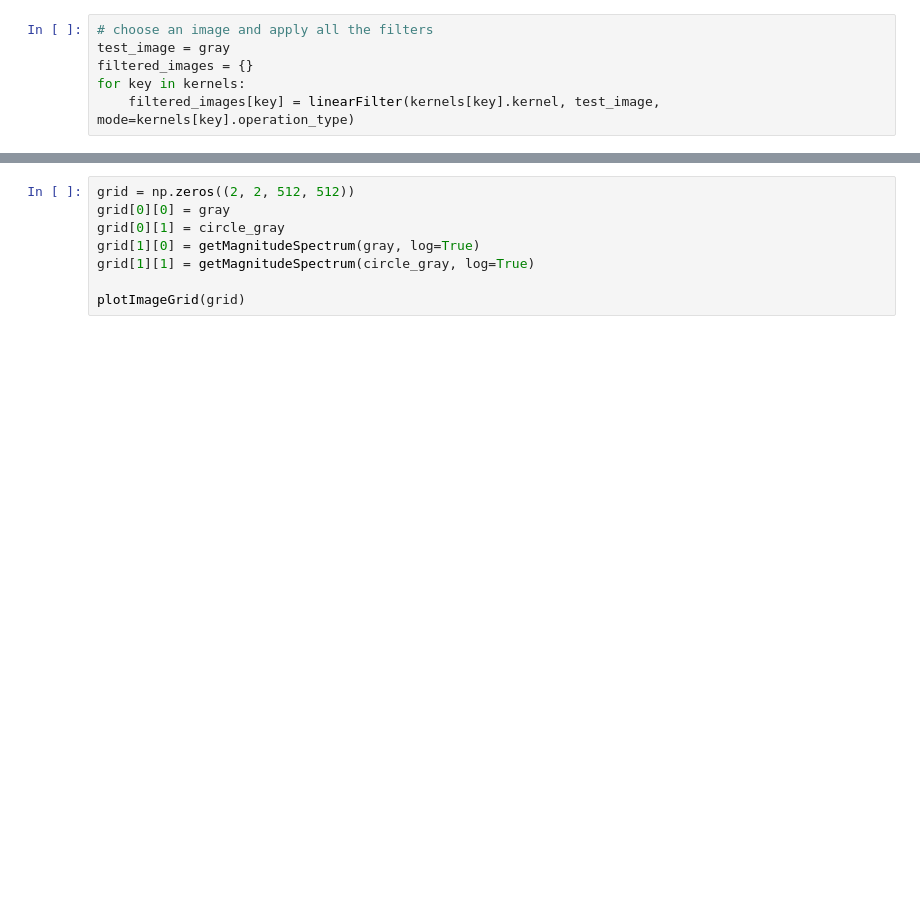
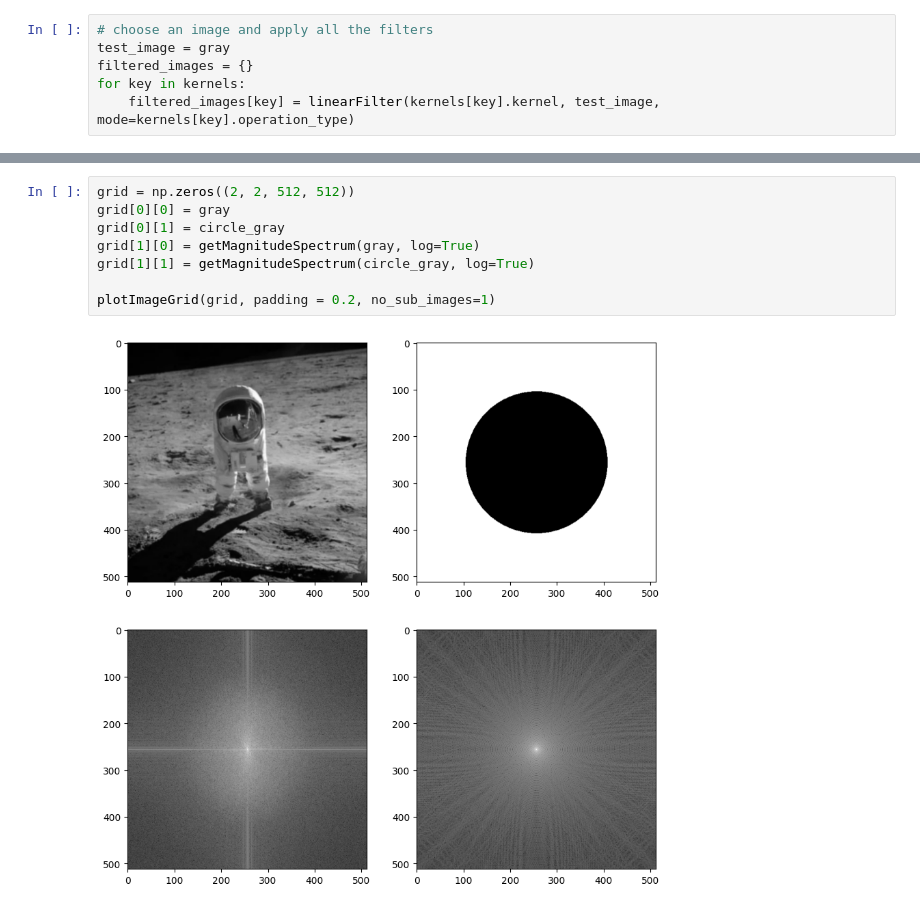
Before and after one commit to JuliuszSyrewicz/fourier, a Jupyter notebook: filters.ipynb, the cells around one changed output, grey strips where cells are left out. Cells and saved outputs as stored; diff of their text form; blank space fills up the shorter version.

```diff
--- a/filters.ipynb
+++ b/filters.ipynb
@@ -320,8 +329,10 @@ plotImageGrid(grid)
 # %%
 grid = np.zeros((2, 2, 512, 512))
 grid[0][0] = gray
 grid[0][1] = circle_gray
 grid[1][0] = getMagnitudeSpectrum(gray, log=True)
 grid[1][1] = getMagnitudeSpectrum(circle_gray, log=True)
 
-plotImageGrid(grid)
+plotImageGrid(grid, padding = 0.2, no_sub_images=1)
+# %% [output]
+[figure, added]
```
Also changed, not shown: parts of 4 cells of this notebook.
